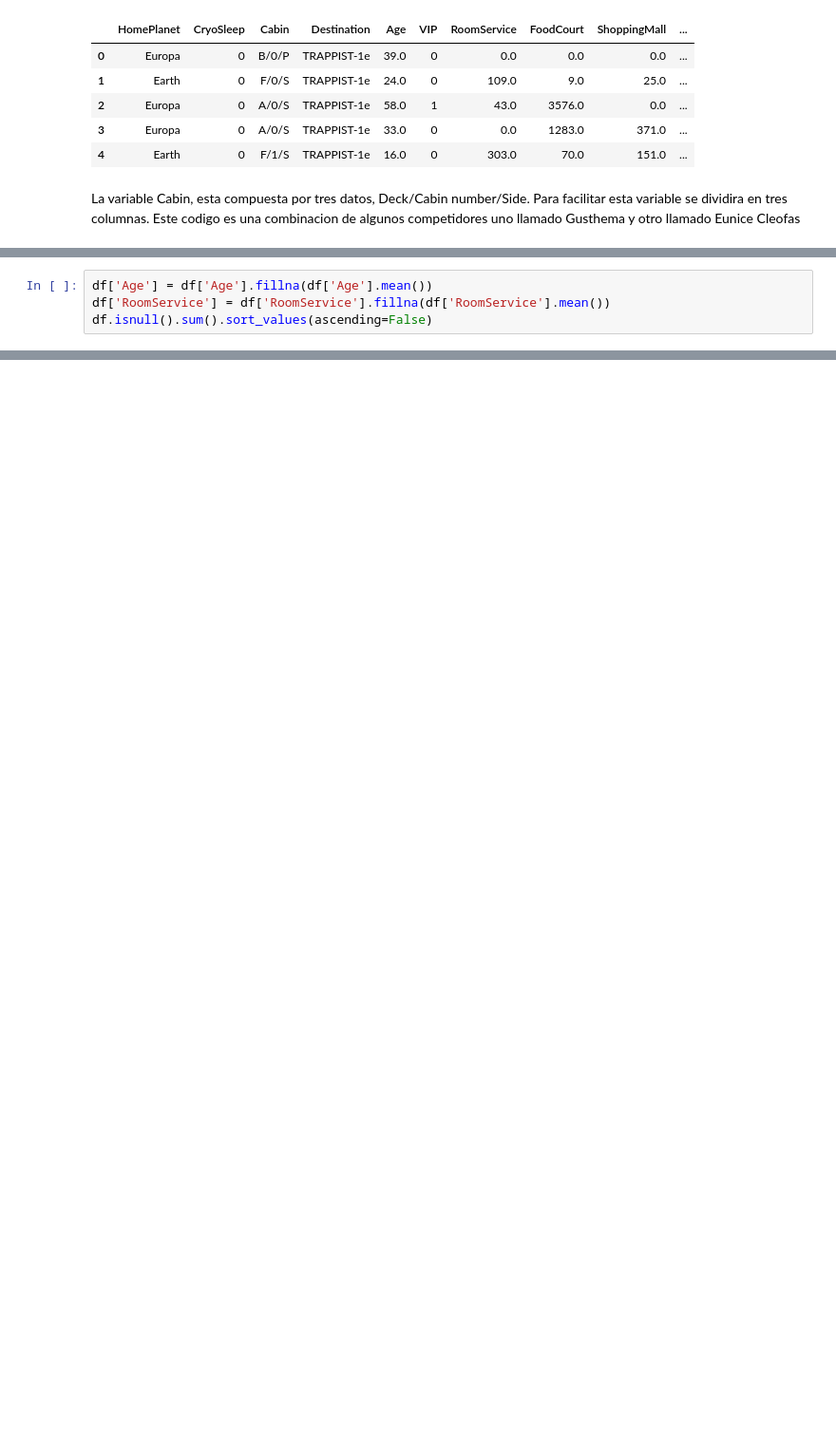
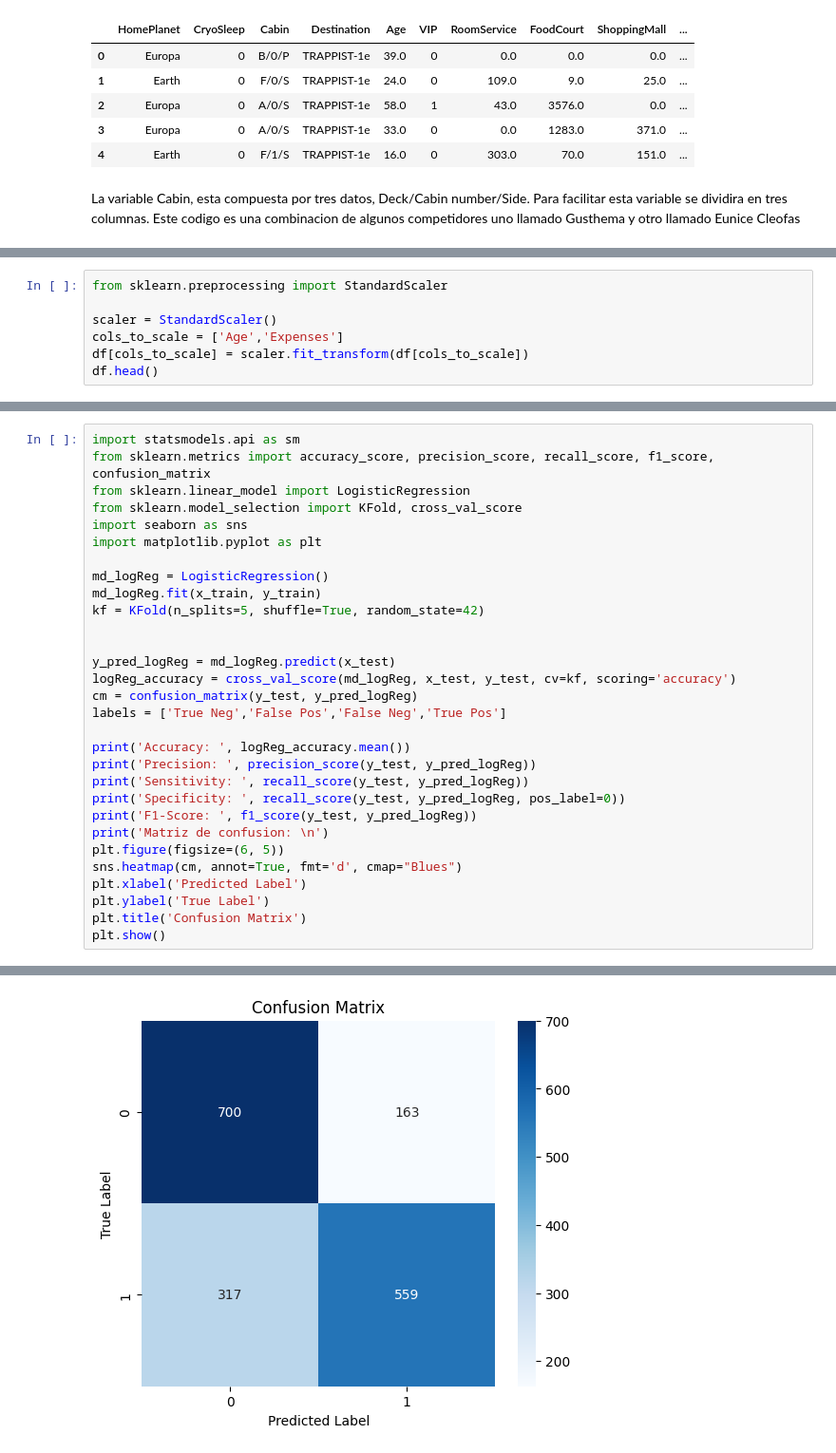
Before and after one commit to hectorcamachoz/Proyecto_2_Inteligenci_Artificial, a Jupyter notebook: Proyecto2_594557.ipynb, the cells around one changed output, grey strips where cells are left out. Shown: that part at 95% size. Cells and saved outputs as stored; diff of their text form; blank space fills up the shorter version.

```diff
--- a/Proyecto2_594557.ipynb
+++ b/Proyecto2_594557.ipynb
@@ -174,4 +197,0 @@ Todavia se tienen huecos en la base de datos por lo tanto, en la variable Age, s
-# %%
-df['Age'] = df['Age'].fillna(df['Age'].mean())
-df['RoomService'] = df['RoomService'].fillna(df['RoomService'].mean())
-df.isnull().sum().sort_values(ascending=False)
@@ -198,0 +200,7 @@ dtype: int64
+# %%
+from sklearn.preprocessing import StandardScaler
+
+scaler = StandardScaler()
+cols_to_scale = ['Age','Expenses']
+df[cols_to_scale] = scaler.fit_transform(df[cols_to_scale])
+df.head()
@@ -198,0 +269,31 @@ dtype: int64
+# %%
+import statsmodels.api as sm
+from sklearn.metrics import accuracy_score, precision_score, recall_score, f1_score, confusion_matrix
+from sklearn.linear_model import LogisticRegression
+from sklearn.model_selection import KFold, cross_val_score
+import seaborn as sns
+import matplotlib.pyplot as plt
+
+md_logReg = LogisticRegression()
+md_logReg.fit(x_train, y_train)
+kf = KFold(n_splits=5, shuffle=True, random_state=42)
+
+
+y_pred_logReg = md_logReg.predict(x_test)
+logReg_accuracy = cross_val_score(md_logReg, x_test, y_test, cv=kf, scoring='accuracy')
+cm = confusion_matrix(y_test, y_pred_logReg)
+labels = ['True Neg','False Pos','False Neg','True Pos']
+
+print('Accuracy: ', logReg_accuracy.mean())
+print('Precision: ', precision_score(y_test, y_pred_logReg))
+print('Sensitivity: ', recall_score(y_test, y_pred_logReg))
+print('Specificity: ', recall_score(y_test, y_pred_logReg, pos_label=0))
+print('F1-Score: ', f1_score(y_test, y_pred_logReg))
+print('Matriz de confusion: \n')
+plt.figure(figsize=(6, 5))
+sns.heatmap(cm, annot=True, fmt='d', cmap="Blues")
+plt.xlabel('Predicted Label')
+plt.ylabel('True Label')
+plt.title('Confusion Matrix')
+plt.show()
+# %% [output]
@@ -198,0 +306 @@ dtype: int64
+[figure, added]
```
Also changed, not shown: parts of 33 cells of this notebook.
